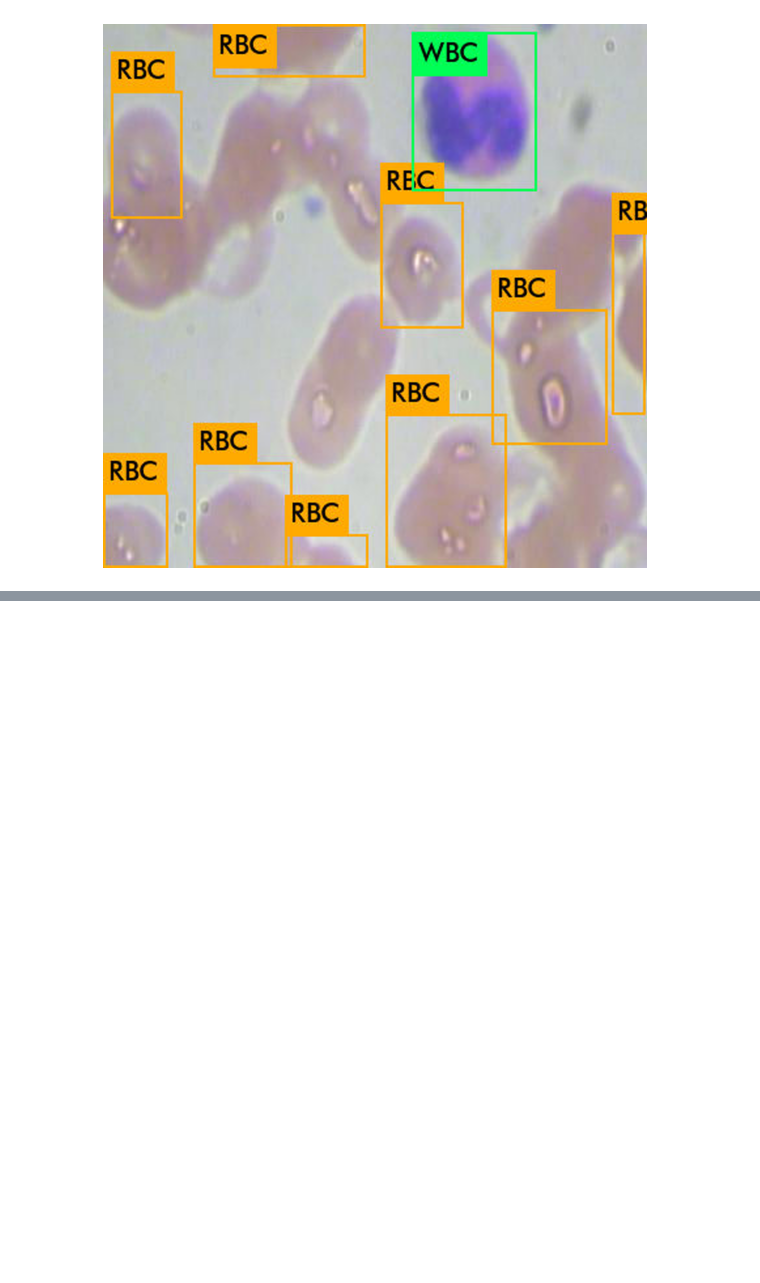
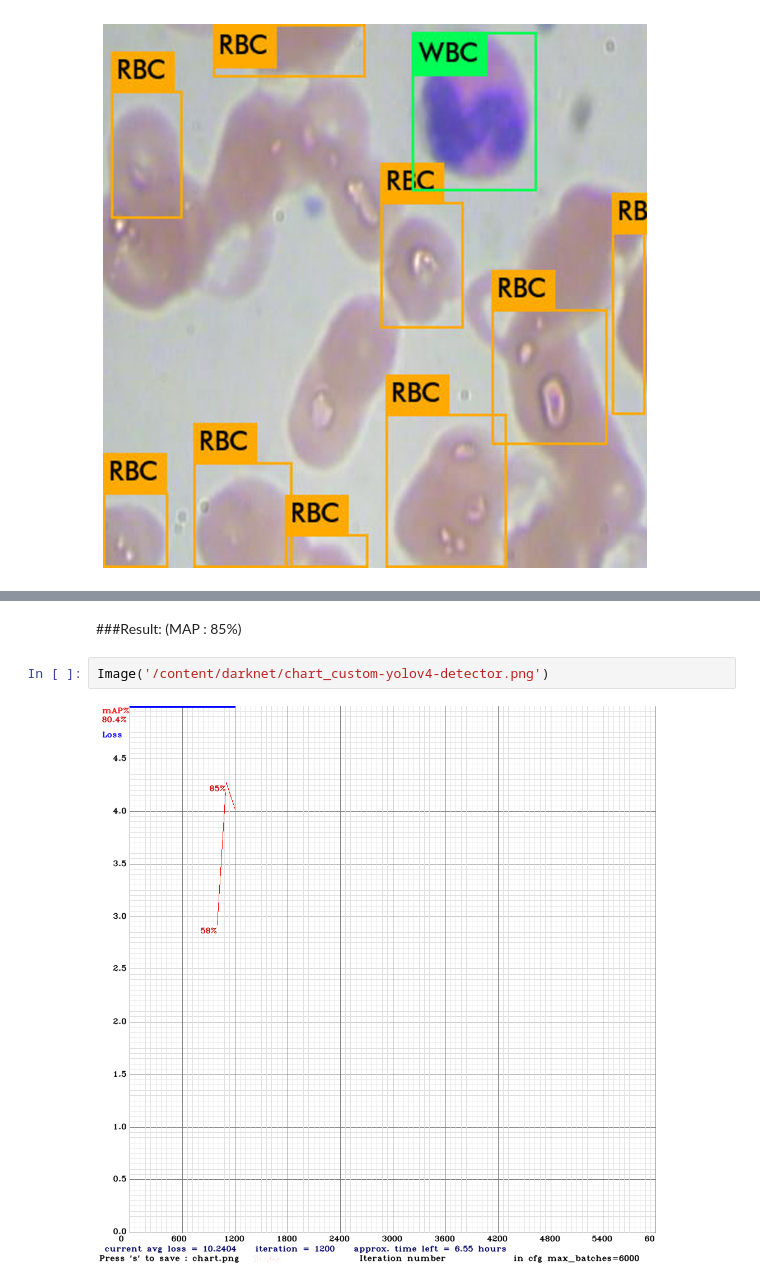
Before and after one commit to VijayRameshkumar/Deep_Learning, a Jupyter notebook: gh-pages/computer-vision/object-detection/YOLOv4_Darknet_Roboflow.ipynb, the cells around one changed output, grey strips where cells are left out. Drawn from its saved outputs; the diff is of its cells as text; blank space fills up the shorter version.

```diff
--- a/gh-pages/computer-vision/object-detection/YOLOv4_Darknet_Roboflow.ipynb
+++ b/gh-pages/computer-vision/object-detection/YOLOv4_Darknet_Roboflow.ipynb
@@ -600,0 +626,6 @@ Unable to init server: Could not connect: Connection refused
+# %% [markdown]
+###Result: (MAP : 85%)
+# %%
+Image('/content/darknet/chart_custom-yolov4-detector.png')
+# %% [output]
+[figure, added]
```
Also changed, not shown: parts of 6 cells of this notebook.
